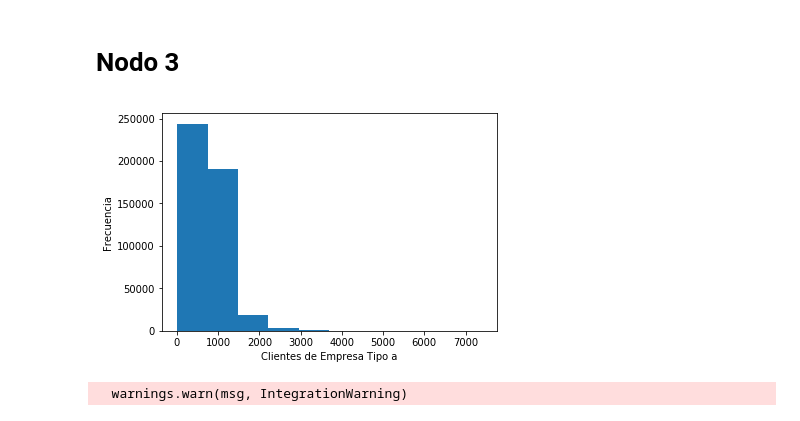
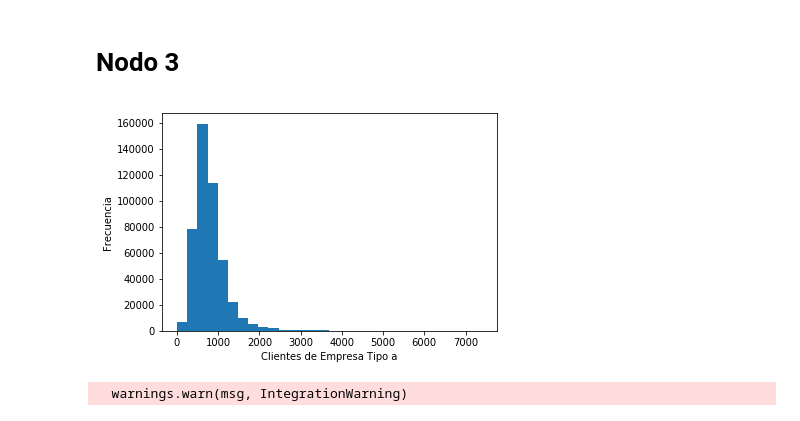
Before and after one commit to luisontaneda/Proyecto, a Jupyter notebook: Proyecto 2 Lontaneda Apreciado.ipynb, the cells around one changed output. Cells and saved outputs as stored; diff of their text form; code cells hidden in the pictures.

```diff
--- a/Proyecto 2 Lontaneda Apreciado.ipynb
+++ b/Proyecto 2 Lontaneda Apreciado.ipynb
@@ -262,11 +262,11 @@ pd.DataFrame(k[0],columns = ["Predicción Clientes"])
 # %% [markdown]
 # Nodo 3
 # %%
-plt.hist(customersa)
+plt.hist(customersa,bins = 30)
 plt.xlabel("Clientes de Empresa Tipo a")
 plt.ylabel("Frecuencia")
 
 plt.show()
 # %% [output]
-[figure, old version]
+[figure, new version]
 # %%
```
Also changed, not shown: parts of 33 cells of this notebook.
